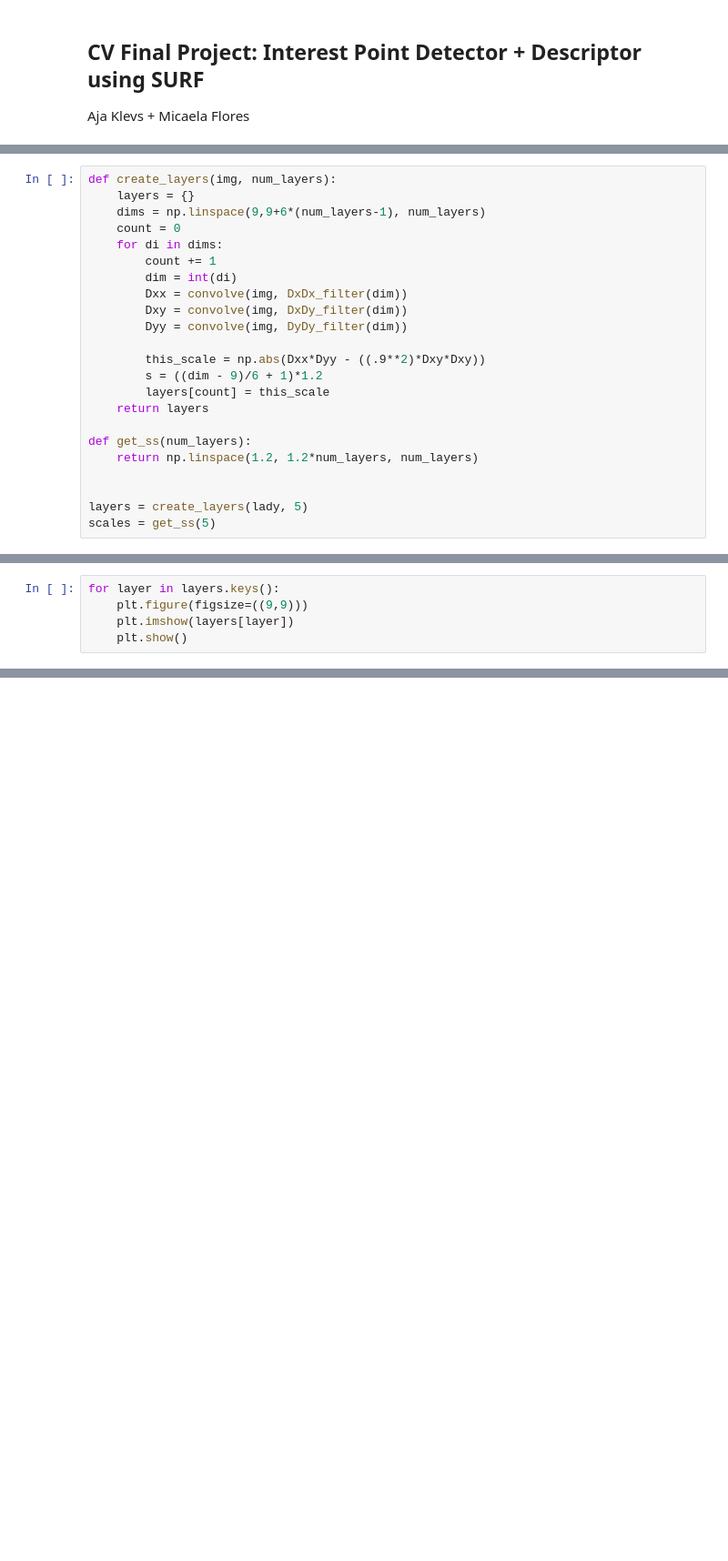
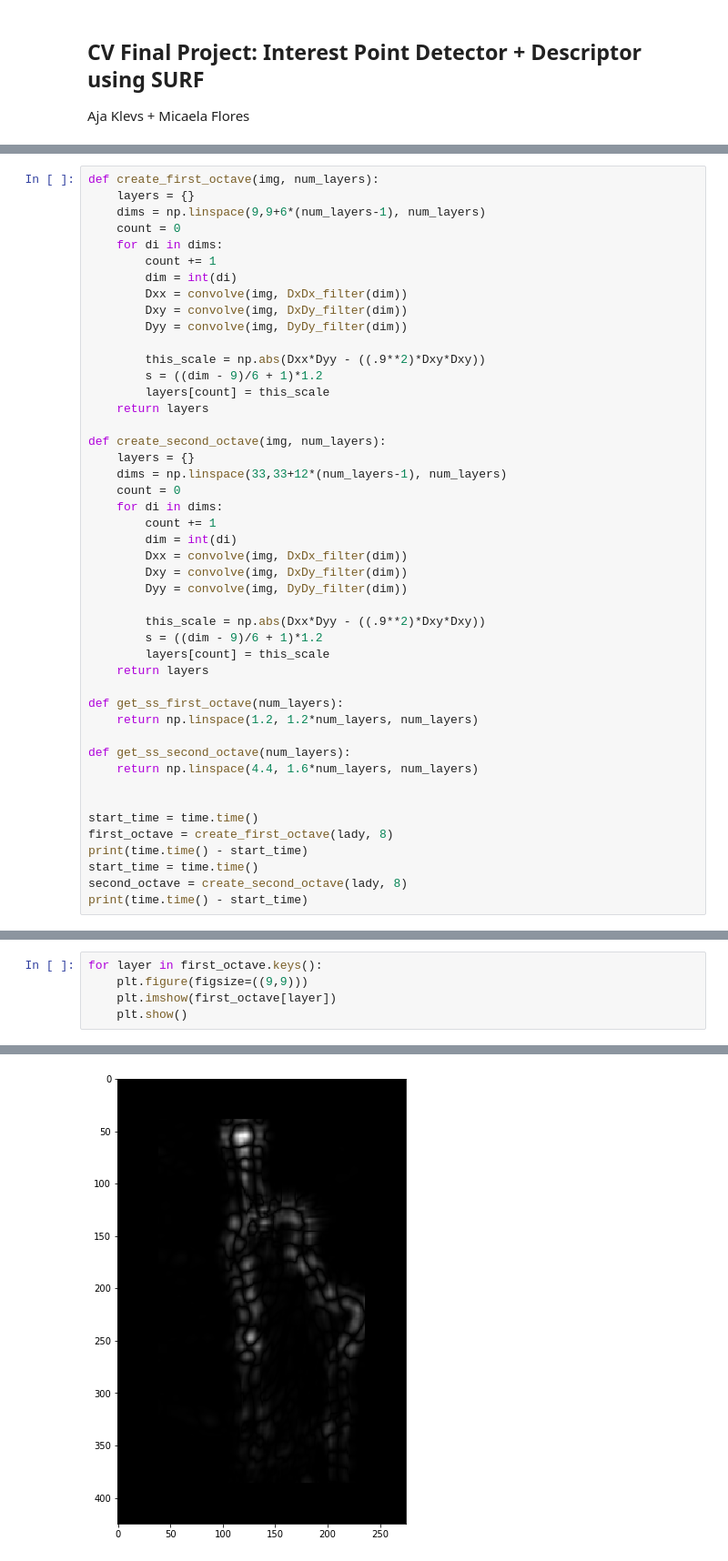
Before and after one commit to mrf444/CV_final_project, a Jupyter notebook: SURF.ipynb, the cells around one changed output, grey strips where cells are left out. Shown at 91% size. Drawn from its saved outputs; the diff is of its cells as text; blank space fills up the shorter version.

```diff
--- a/SURF.ipynb
+++ b/SURF.ipynb
@@ -104,7 +108,7 @@ plt.show()
 # %% [output]
 [figure]
 # %%
-def create_layers(img, num_layers):
+def create_first_octave(img, num_layers):
     layers = {}
     dims = np.linspace(9,9+6*(num_layers-1), num_layers)
     count = 0
@@ -120,9 +124,32 @@ def create_layers(img, num_layers):
         layers[count] = this_scale
     return layers
 
-def get_ss(num_layers):
+def create_second_octave(img, num_layers):
+    layers = {}
+    dims = np.linspace(33,33+12*(num_layers-1), num_layers)
+    count = 0
+    for di in dims:
+        count += 1
+        dim = int(di)
+        Dxx = convolve(img, DxDx_filter(dim))
+        Dxy = convolve(img, DxDy_filter(dim))
+        Dyy = convolve(img, DyDy_filter(dim))
+
+        this_scale = np.abs(Dxx*Dyy - ((.9**2)*Dxy*Dxy))
+        s = ((dim - 9)/6 + 1)*1.2
+        layers[count] = this_scale
+    return layers
+
+def get_ss_first_octave(num_layers):
     return np.linspace(1.2, 1.2*num_layers, num_layers)
 
+def get_ss_second_octave(num_layers):
+    return np.linspace(4.4, 1.6*num_layers, num_layers)
 
-layers = create_layers(lady, 5)
-scales = get_ss(5)
+
+start_time = time.time()
+first_octave = create_first_octave(lady, 8)
+print(time.time() - start_time)
+start_time = time.time()
+second_octave = create_second_octave(lady, 8)
+print(time.time() - start_time)
@@ -129,11 +159,12 @@ scales = get_ss(5)
 # %%
-for layer in layers.keys():
+for layer in first_octave.keys():
     plt.figure(figsize=((9,9)))
-    plt.imshow(layers[layer])
+    plt.imshow(first_octave[layer])
     plt.show()
 # %% [output]
 [figure]
 [figure]
 [figure]
 [figure]
 [figure]
+[figure, added]
```
Also changed, not shown: parts of 13 cells of this notebook.
